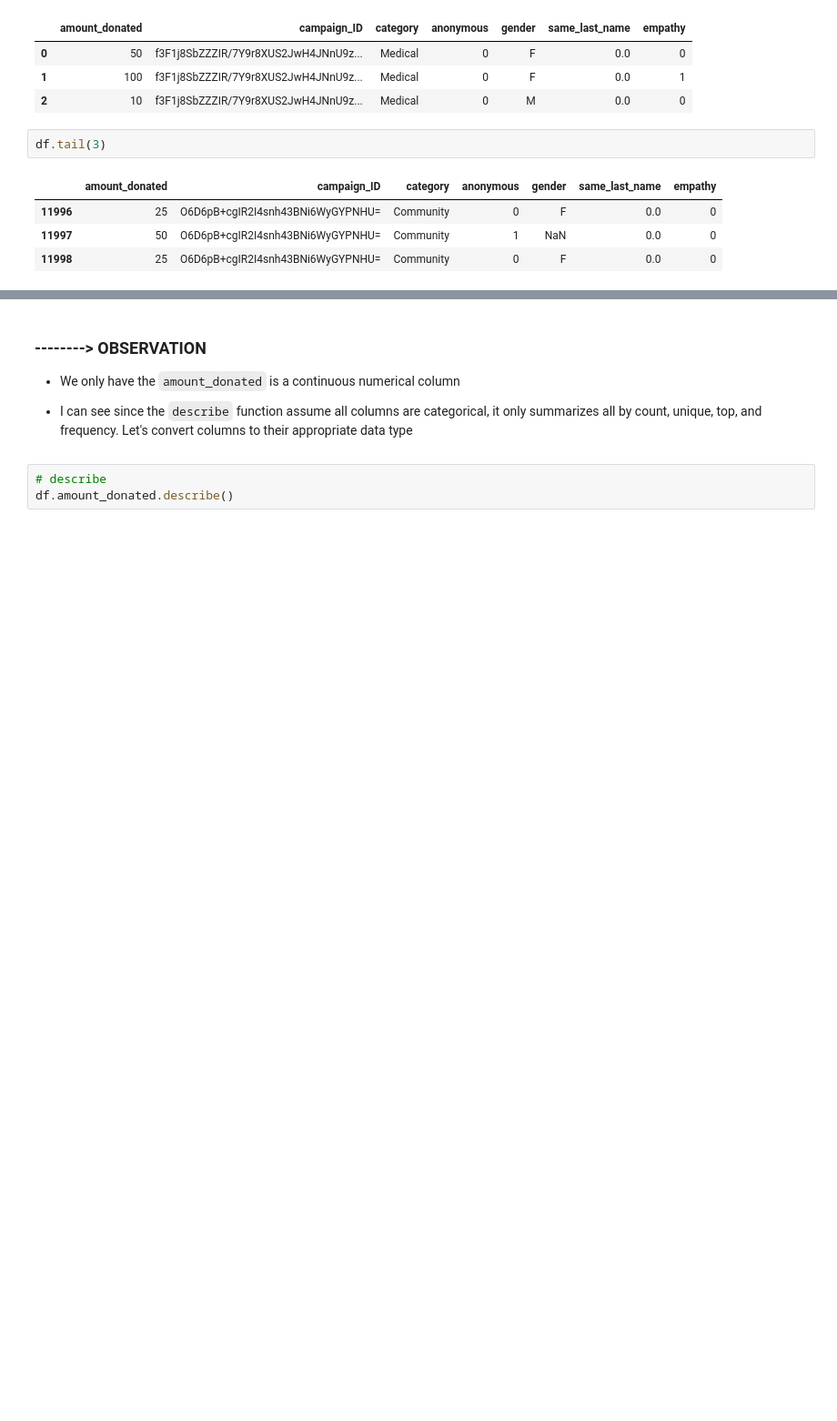
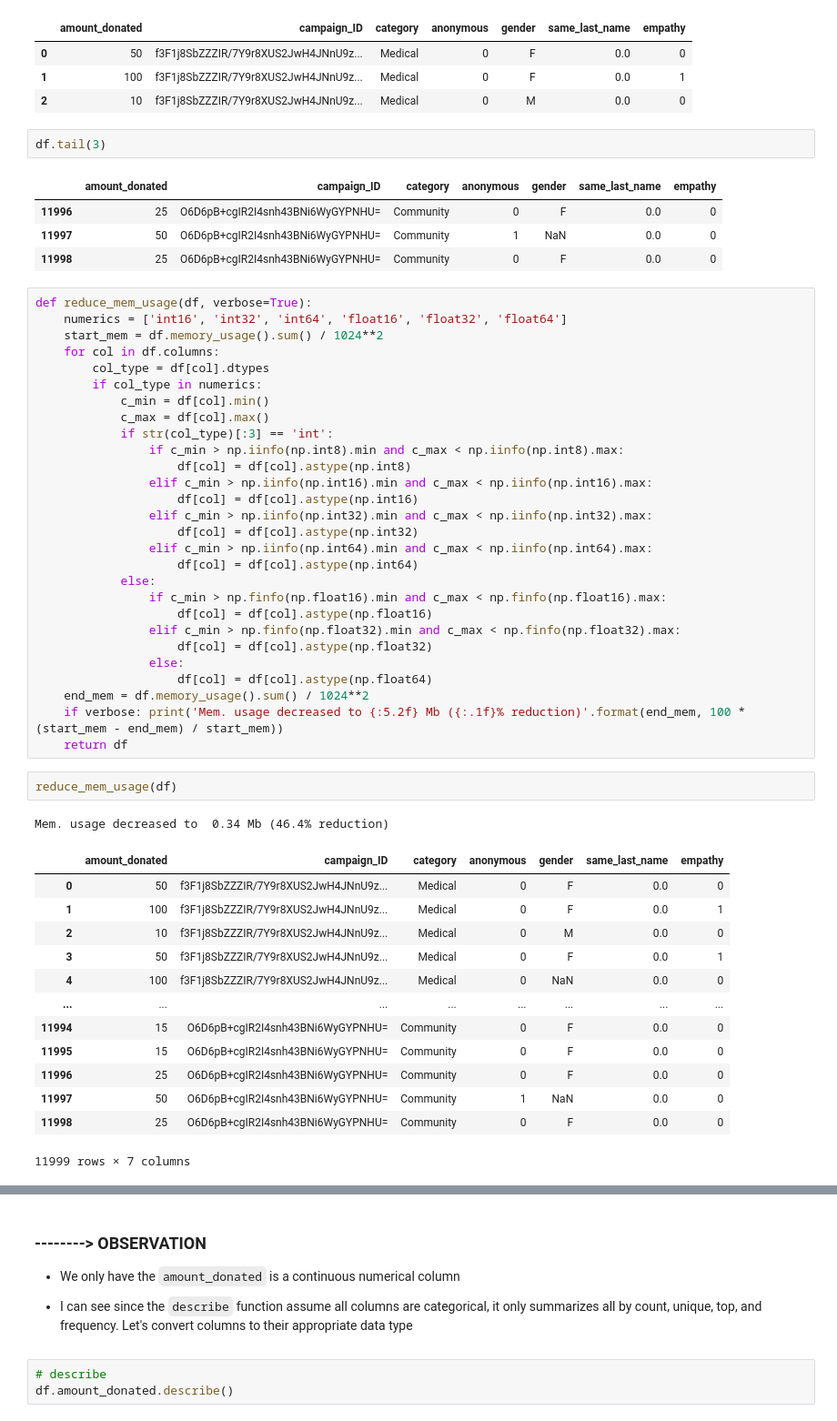
Before and after one commit to tnathu-ai/Oaktree, a Jupyter notebook: task.ipynb, the cells around one changed output, grey strips where cells are left out. Shown at 91% size. Saved outputs shown, nothing was run; the diff lists cells and outputs as text; blank space fills up the shorter version.

```diff
--- a/task.ipynb
+++ b/task.ipynb
@@ -68,3 +68,48 @@ df.tail(3)
 | 11996 | 25 | O6D6pB+cgIR2I4snh43BNi6WyGYPNHU= | Community | 0 | F | 0.0 | 0 |
 | 11997 | 50 | O6D6pB+cgIR2I4snh43BNi6WyGYPNHU= | Community | 1 | NaN | 0.0 | 0 |
 | 11998 | 25 | O6D6pB+cgIR2I4snh43BNi6WyGYPNHU= | Community | 0 | F | 0.0 | 0 |
+# %%
+def reduce_mem_usage(df, verbose=True):
+    numerics = ['int16', 'int32', 'int64', 'float16', 'float32', 'float64']
+    start_mem = df.memory_usage().sum() / 1024**2
+    for col in df.columns:
+        col_type = df[col].dtypes
+        if col_type in numerics:
+            c_min = df[col].min()
+            c_max = df[col].max()
+            if str(col_type)[:3] == 'int':
+                if c_min > np.iinfo(np.int8).min and c_max < np.iinfo(np.int8).max:
+                    df[col] = df[col].astype(np.int8)
+                elif c_min > np.iinfo(np.int16).min and c_max < np.iinfo(np.int16).max:
+                    df[col] = df[col].astype(np.int16)
+                elif c_min > np.iinfo(np.int32).min and c_max < np.iinfo(np.int32).max:
+                    df[col] = df[col].astype(np.int32)
+                elif c_min > np.iinfo(np.int64).min and c_max < np.iinfo(np.int64).max:
+                    df[col] = df[col].astype(np.int64)
+            else:
+                if c_min > np.finfo(np.float16).min and c_max < np.finfo(np.float16).max:
+                    df[col] = df[col].astype(np.float16)
+                elif c_min > np.finfo(np.float32).min and c_max < np.finfo(np.float32).max:
+                    df[col] = df[col].astype(np.float32)
+                else:
+                    df[col] = df[col].astype(np.float64)
+    end_mem = df.memory_usage().sum() / 1024**2
+    if verbose: print('Mem. usage decreased to {:5.2f} Mb ({:.1f}% reduction)'.format(end_mem, 100 * (start_mem - end_mem) / start_mem))
+    return df
+# %%
+reduce_mem_usage(df)
+# %% [output]
+Mem. usage decreased to  0.34 Mb (46.4% reduction)
+|  | amount_donated | campaign_ID | category | anonymous | gender | same_last_name | empathy |
+| 0 | 50 | f3F1j8SbZZZIR/7Y9r8XUS2JwH4JNnU9z... | Medical | 0 | F | 0.0 | 0 |
+| 1 | 100 | f3F1j8SbZZZIR/7Y9r8XUS2JwH4JNnU9z... | Medical | 0 | F | 0.0 | 1 |
+| 2 | 10 | f3F1j8SbZZZIR/7Y9r8XUS2JwH4JNnU9z... | Medical | 0 | M | 0.0 | 0 |
+| 3 | 50 | f3F1j8SbZZZIR/7Y9r8XUS2JwH4JNnU9z... | Medical | 0 | F | 0.0 | 1 |
+| 4 | 100 | f3F1j8SbZZZIR/7Y9r8XUS2JwH4JNnU9z... | Medical | 0 | NaN | 0.0 | 0 |
+| ... | ... | ... | ... | ... | ... | ... | ... |
+| 11994 | 15 | O6D6pB+cgIR2I4snh43BNi6WyGYPNHU= | Community | 0 | F | 0.0 | 0 |
+| 11995 | 15 | O6D6pB+cgIR2I4snh43BNi6WyGYPNHU= | Community | 0 | F | 0.0 | 0 |
+| 11996 | 25 | O6D6pB+cgIR2I4snh43BNi6WyGYPNHU= | Community | 0 | F | 0.0 | 0 |
+| 11997 | 50 | O6D6pB+cgIR2I4snh43BNi6WyGYPNHU= | Community | 1 | NaN | 0.0 | 0 |
+| 11998 | 25 | O6D6pB+cgIR2I4snh43BNi6WyGYPNHU= | Community | 0 | F | 0.0 | 0 |
+11999 rows × 7 columns
```
Also changed, not shown: parts of 1 cell of this notebook.
